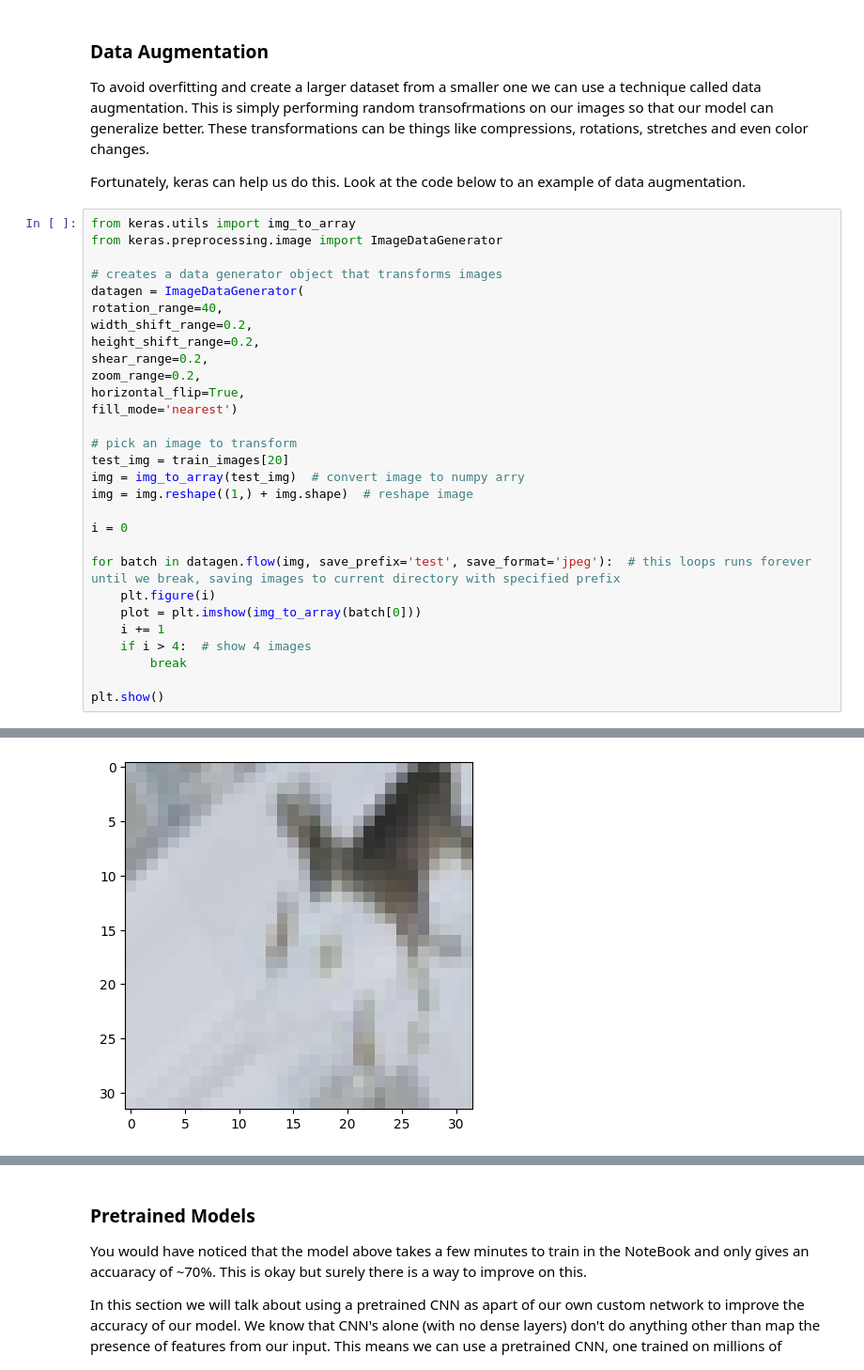
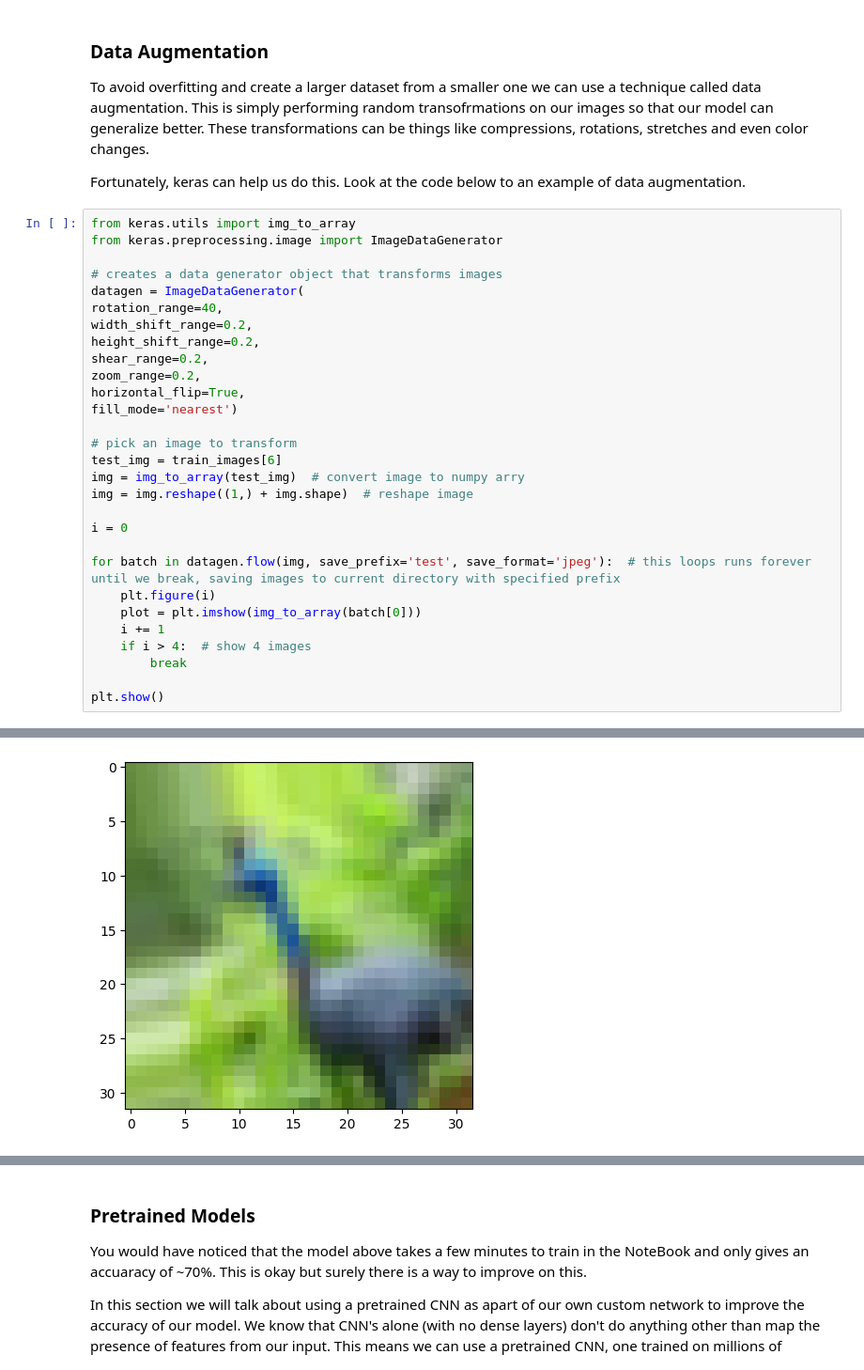
Before and after one commit to SamuG2/tensorflow-tutorial, a Jupyter notebook: modulo5/Computer_Vision.ipynb, the cells around one changed output, grey strips where cells are left out. Shown at 94% size. Drawn from its saved outputs; the diff is of its cells as text.

```diff
--- a/modulo5/Computer_Vision.ipynb
+++ b/modulo5/Computer_Vision.ipynb
@@ -279,7 +279,7 @@ horizontal_flip=True,
 fill_mode='nearest')
 
 # pick an image to transform
-test_img = train_images[20]
+test_img = train_images[6]
 img = img_to_array(test_img)  # convert image to numpy arry
 img = img.reshape((1,) + img.shape)  # reshape image
 
@@ -298 +298 @@ plt.show()
-[figure, old version]
+[figure, new version]
```
Also changed, not shown: parts of 14 cells of this notebook, 1 other file.
